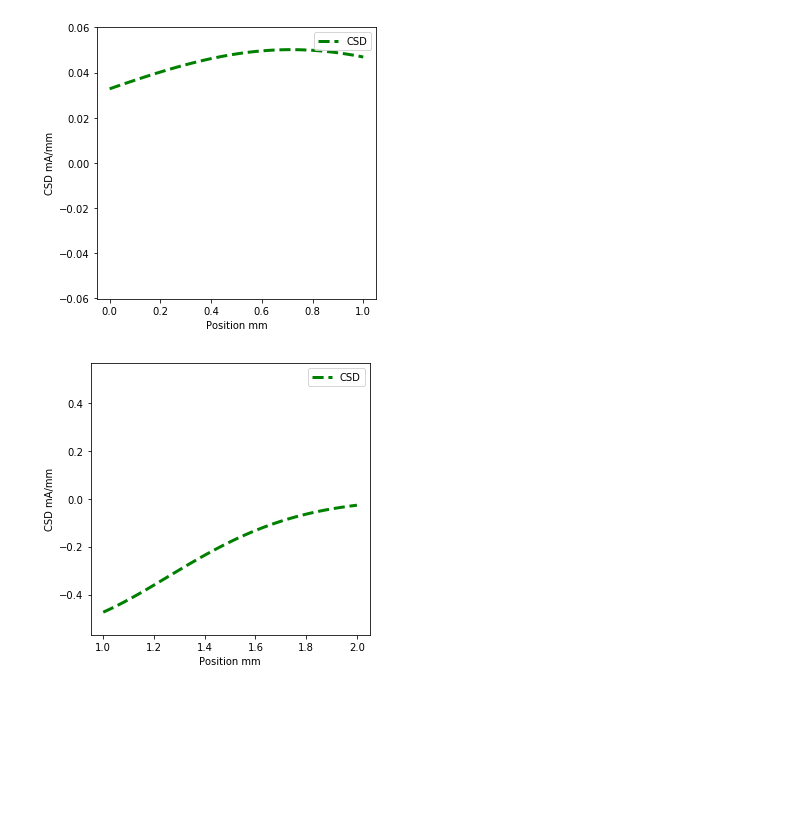
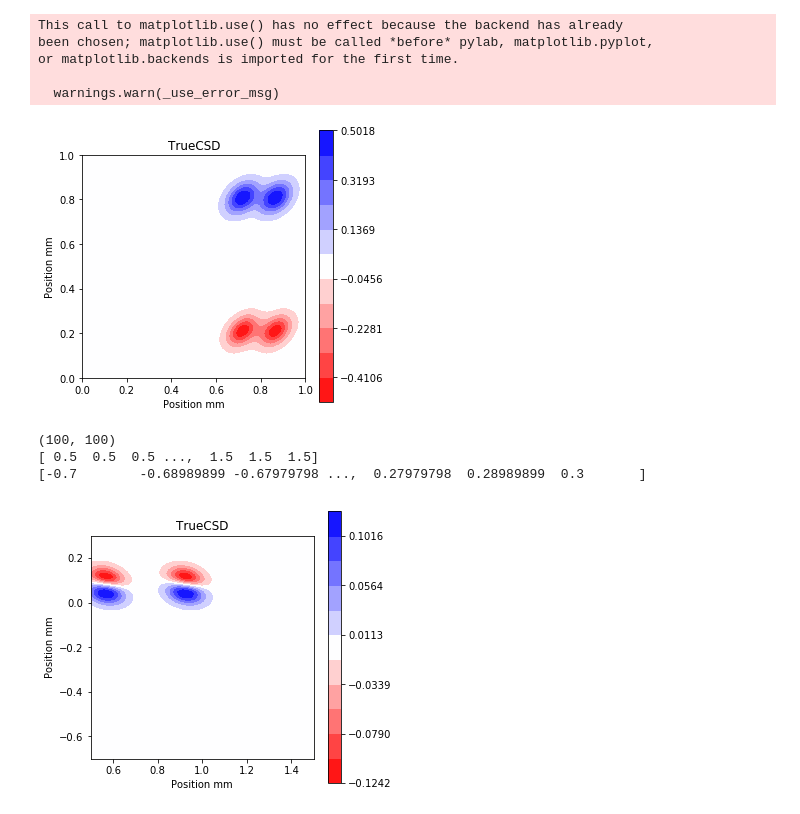
Before and after one commit to Neuroinflab/kCSD-python, a Jupyter notebook: tutorial_kcsd.ipynb, the cells around one changed output. Saved outputs shown, nothing was run; the diff lists cells and outputs as text; code cells hidden in the pictures; blank space fills up the shorter version.

```diff
--- a/tutorial_kcsd.ipynb
+++ b/tutorial_kcsd.ipynb
@@ -2,24 +2,39 @@
 %matplotlib inline
 import numpy as np
 import config
+import matplotlib
+matplotlib.use('nbagg')
 
 import plotting_helpers as plots
 import utility_functions as utils
 import csd_profile as CSD
-from KCSD import KCSD1D
+from KCSD import KCSD2D
+# %% [output]
+This call to matplotlib.use() has no effect because the backend has already
+been chosen; matplotlib.use() must be called *before* pylab, matplotlib.pyplot,
+or matplotlib.backends is imported for the first time.
+
+  warnings.warn(_use_error_msg)
 # %%
 # Lets say we create a random CSD source
 csd_profile = CSD.gauss_1d_mono #Type of the CSD Source
-config.dim = 1
-csd_at, true_csd = utils.generate_csd(csd_profile)
-plots.show_csd_1D(csd_at, true_csd)
+csd_profile = CSD.gauss_2d_small
+config.dim = 2
+csd_at, true_csd = utils.generate_csd(csd_profile, seed=15)
+plots.show_csd(csd_at, true_csd)
 # %% [output]
-[figure, old version]
+[figure, new version]
 # %%
-csd_at_b =  np.mgrid[1:2:100j]
-csd_at_b, true_csd_b = utils.generate_csd(csd_profile, csd_at_b, seed=12)
-plots.show_csd_1D(csd_at_b, true_csd_b)
+csd_at_b =  np.mgrid[0.5:1.5:100j, -0.7:0.3:100j]
+csd_at_b, true_csd_b = utils.generate_csd(csd_profile, csd_at_b, seed=0)
+plots.show_csd(csd_at_b, true_csd_b)
+print(true_csd_b.shape)
+print(csd_at_b[0, :, :].flatten())
+print(csd_at_b[1, :, :].flatten())
 # %% [output]
+(100, 100)
+[ 0.5  0.5  0.5 ...,  1.5  1.5  1.5]
+[-0.7        -0.68989899 -0.67979798 ...,  0.27979798  0.28989899  0.3       ]
-[figure, old version]
+[figure, new version]
 # %%
  #Lets add some electrodes which span the CSD space
```
Also changed, not shown: parts of 6 cells of this notebook, 3 other files.
